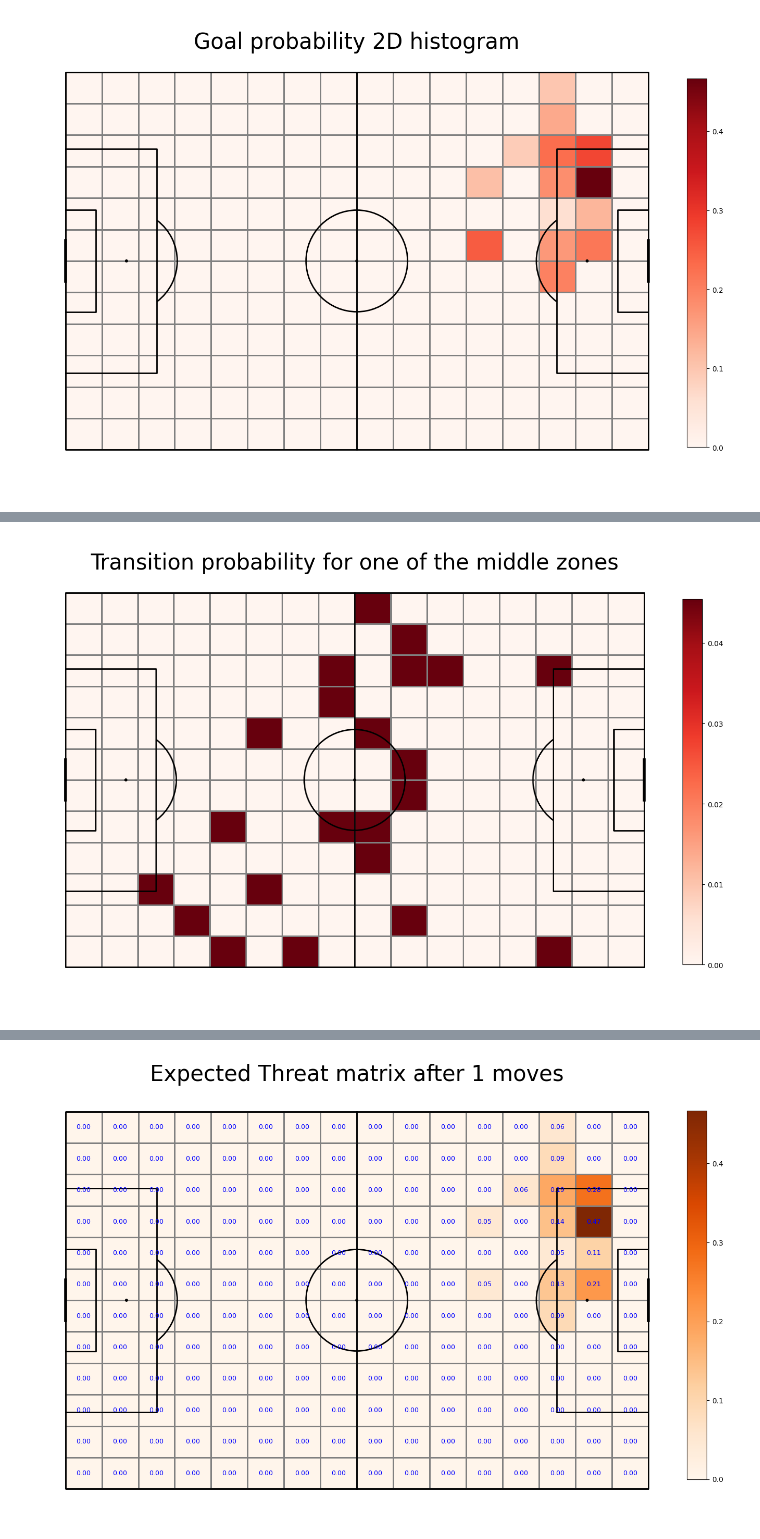
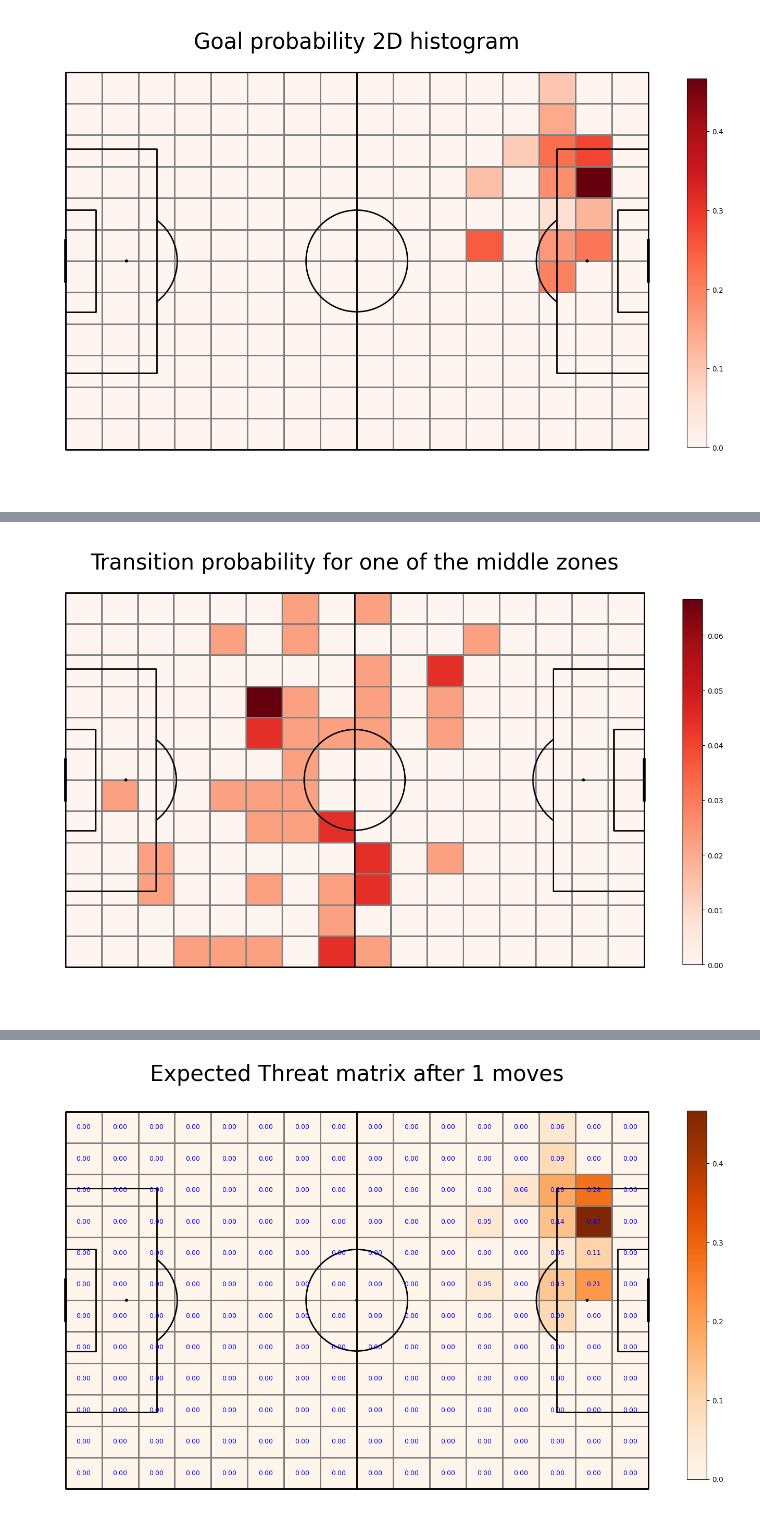
Before and after one commit to zainea-bogdan/FRF-Data-Project-ZGB, a Jupyter notebook: sourcecode/mvp_step_by_step.ipynb, the cells around one changed output, grey strips where cells are left out. Saved outputs shown, nothing was run; the diff lists cells and outputs as text; code cells hidden in the pictures.

```diff
--- a/sourcecode/mvp_step_by_step.ipynb
+++ b/sourcecode/mvp_step_by_step.ipynb
@@ -95,19 +185,15 @@ Name: count, dtype: int64
 # %%
-# 1. FILTERING AND CLEANING
-# First, filter for only the specific pass types you are interested in
-pass_types = ['short_or_medium_pass', 'long_pass', 'head_pass', 'smart_pass', 'cross','forward_pass','progressive_pass','lateral_pass']
+pass_types = ['short_or_medium_pass', 'long_pass', 'head_pass', 'smart_pass', 'cross','forward_pass','progressive_pass','lateral_pass','back_pass','dribble']
 
 move_df = df.loc[
     (df['type.secondary'].apply(lambda x: any(item in x for item in pass_types))) &
     (df['pass.accurate'] == True)
 ]
 
-# 2. FILTERING THE COORDINATES
-# This line is correct and should remain to filter for valid end locations
+# making sure the coordinates are in the right interval
 move_df = move_df.loc[(((move_df["pass.endLocation.x"] != 0) & (move_df["pass.endLocation.y"] != 68)) & ((move_df["pass.endLocation.x"] != 105) & (move_df["pass.endLocation.y"] != 0)))]
 
-# 3. CREATE THE HEATMAP
-# The rest of your code is correct and will now create a heatmap for accurate passes
+# development of the heatmap
 pitch = Pitch(line_color='black', pitch_type='custom', pitch_length=105, pitch_width=68, line_zorder=2)
 move = pitch.bin_statistic(move_df['location.x'], move_df['location.y'], statistic='count', bins=(16, 12), normalize=False)
 
@@ -118,7 +204,7 @@ pcm = pitch.heatmap(move, cmap='Blues', edgecolor='grey', ax=ax['pitch'])
 ax_cbar = fig.add_axes((1, 0.093, 0.03, 0.786))
 cbar = plt.colorbar(pcm, cax=ax_cbar)
 
-fig.suptitle('Moving actions 2D histogram', fontsize=30)
+fig.suptitle('Moving actions Heatmap', fontsize=30)
 plt.show()
 
 move_count = move["statistic"]
@@ -213,7 +353,6 @@ plt.show()
 # %%
 
 # Assuming your move_df and a pitch object are already created
-
 # move start index
 move_df["start_sector"] = move_df.apply(lambda row: tuple([i[0] for i in binned_statistic_2d(np.ravel(row['location.x']), np.ravel(row['location.y']),
                                                                                           values="None", statistic="count",
@@ -226,48 +365,47 @@ move_df["end_sector"] = move_df.apply(lambda row: tuple([i[0] for i in binned_st
                                                                                         bins=(16, 12), range=[[0, 105], [0, 68]],
                                                                                         expand_binnumbers=True)[3]]), axis=1)
 
-# ADD THIS FILTER TO REMOVE INVALID SECTORS
+
 move_df = move_df.loc[
     ((move_df["start_sector"].apply(lambda x: x[0] <= 16 and x[1] <= 12)) &
     (move_df["end_sector"].apply(lambda x: x[0] <= 16 and x[1] <= 12)))
 ]
 
 
-#df with summed events from each index
 df_count_starts = move_df.groupby(["start_sector"])["matchId"].count().reset_index()
 df_count_starts.rename(columns = {'matchId':'count_starts'}, inplace=True)
 
 transition_matrices = []
 for i, row in df_count_starts.iterrows():
     start_sector = row['start_sector']
     count_starts = row['count_starts']
     #get all events that started in this sector
     this_sector = move_df.loc[move_df["start_sector"] == start_sector]
     df_count_ends = this_sector.groupby(["end_sector"])["matchId"].count().reset_index()
     df_count_ends.rename(columns = {'matchId':'count_ends'}, inplace=True)
     T_matrix = np.zeros((12, 16))
     for j, row2 in df_count_ends.iterrows():
         end_sector = row2["end_sector"]
         value = row2["count_ends"]
         T_matrix[end_sector[1] - 1][end_sector[0] - 1] = value
     T_matrix = T_matrix / count_starts
     transition_matrices.append(T_matrix)
 
-# This assumes the 'pitch' and 'goal' objects have been created earlier
+
 pitch = Pitch(line_color='black', pitch_type='custom', pitch_length=105, pitch_width=68, line_zorder=2)
 goal = pitch.bin_statistic(move_df['location.x'], move_df['location.y'], statistic='count', bins=(16, 12), normalize=False)
 
-#let's plot it for the zone [1,1] - left down corner
+
 fig, ax = pitch.grid(grid_height=0.9, title_height=0.06, axis=False,
                      endnote_height=0.04, title_space=0, endnote_space=0)
 
 #Change the index here to change the zone.
-goal["statistic"] = transition_matrices[90]
+goal["statistic"] = transition_matrices[80]
 pcm = pitch.heatmap(goal, cmap='Reds', edgecolor='grey', ax=ax['pitch'])
-#legend to our plot
+
 ax_cbar = fig.add_axes((1, 0.093, 0.03, 0.786))
 cbar = plt.colorbar(pcm, cax=ax_cbar)
 fig.suptitle('Transition probability for one of the middle zones', fontsize = 30)
 plt.show()
 # %% [output]
-[figure, old version]
+[figure, new version]
```
Also changed, not shown: parts of 31 cells of this notebook, 1 other file.
